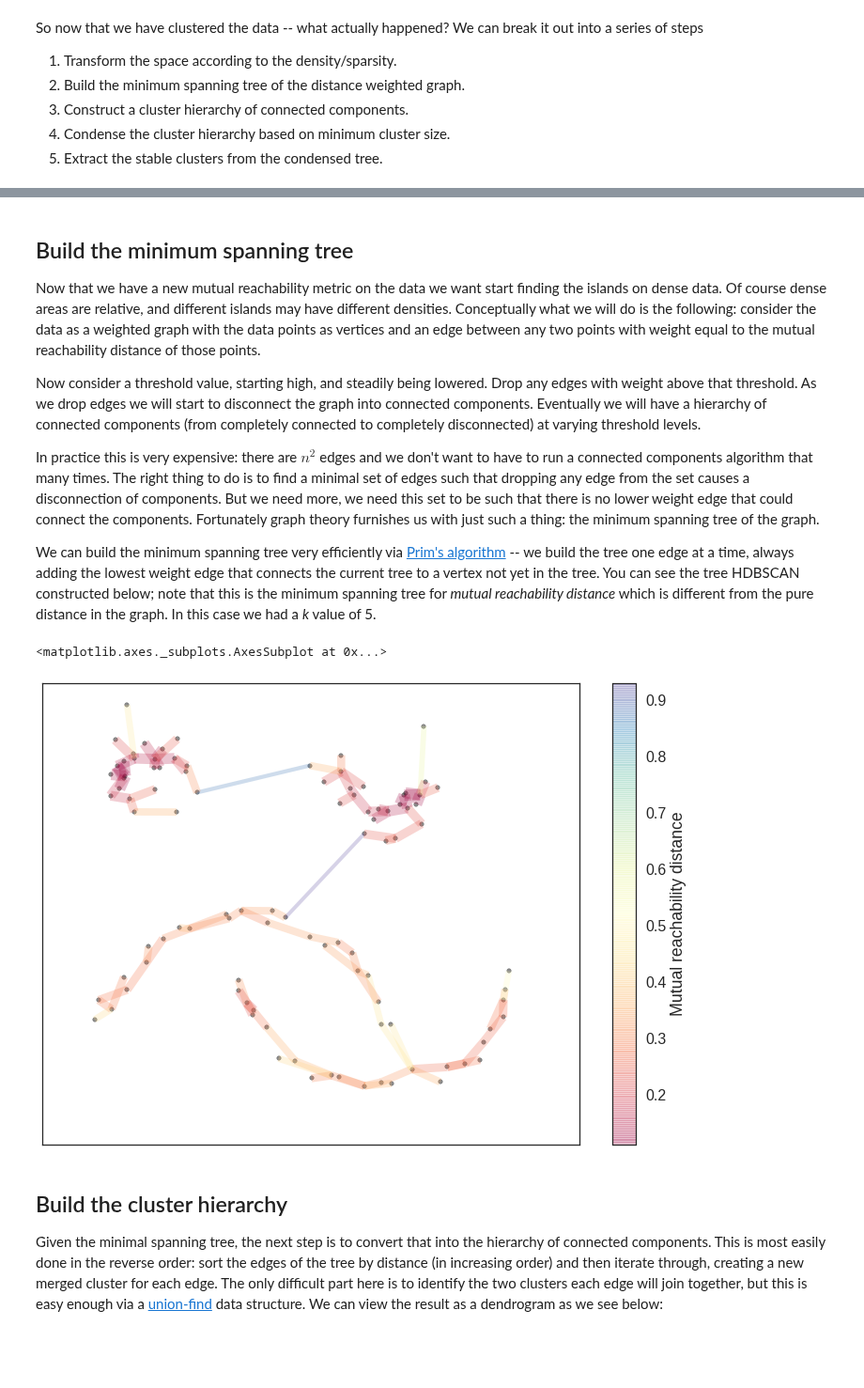
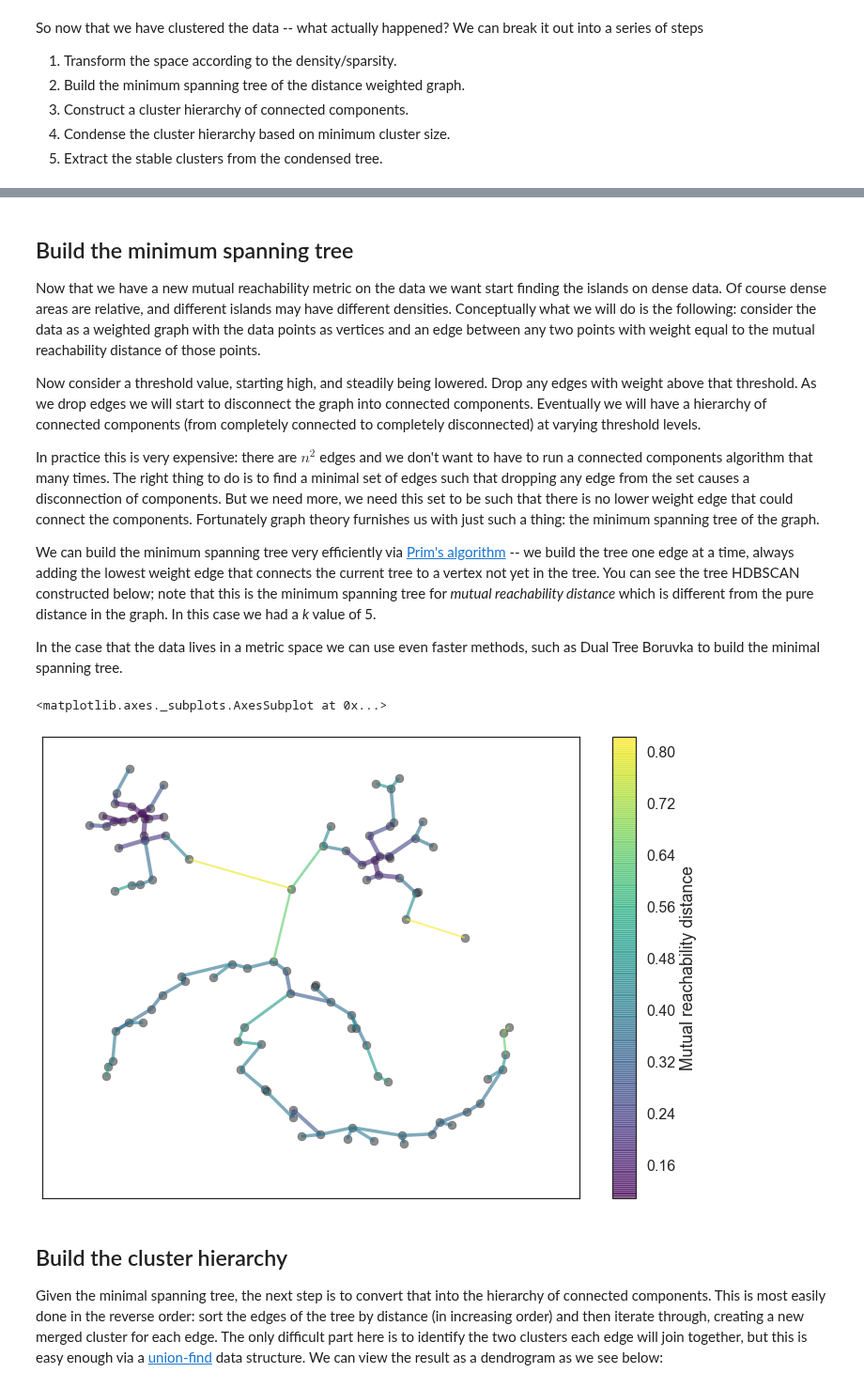
Before and after one commit to scikit-learn-contrib/hdbscan, a Jupyter notebook: notebooks/How HDBSCAN Works.ipynb, the cells around one changed output, grey strips where cells are left out. Shown at 94% size. Cells and saved outputs as stored; diff of their text form; code cells hidden in the pictures; blank space fills up the shorter version.

```diff
--- a/notebooks/How HDBSCAN Works.ipynb
+++ b/notebooks/How HDBSCAN Works.ipynb
@@ -88,11 +91,16 @@ Now consider a threshold value, starting high, and steadily being lowered. Drop
 In practice this is very expensive: there are $n^2$ edges and we don't want to have to run a connected components algorithm that many times. The right thing to do is to find a minimal set of edges such that dropping any edge from the set causes a disconnection of components. But we need more, we need this set to be such that there is no lower weight edge that could connect the components. Fortunately graph theory furnishes us with just such a thing: the minimum spanning tree of the graph.
 
 We can build the minimum spanning tree very efficiently via [Prim's algorithm](https://en.wikipedia.org/wiki/Prim%27s_algorithm) -- we build the tree one edge at a time, always adding the lowest weight edge that connects the current tree to a vertex not yet in the tree. You can see the tree HDBSCAN constructed below; note that this is the minimum spanning tree for *mutual reachability distance* which is different from the pure distance in the graph. In this case we had a *k* value of 5.
+
+In the case that the data lives in a metric space we can use even faster methods, such as Dual Tree Boruvka to build the minimal spanning tree.
 # %%
-clusterer.minimum_spanning_tree_.plot(edge_cmap='Spectral', edge_linewidth=4)
+clusterer.minimum_spanning_tree_.plot(edge_cmap='viridis',
+                                      edge_alpha=0.6,
+                                      node_size=80,
+                                      edge_linewidth=2)
 # %% [output]
 <matplotlib.axes._subplots.AxesSubplot at 0x...>
-[figure, old version]
+[figure, new version]
 # %% [markdown]
 ## Build the cluster hierarchy
 
```
Also changed, not shown: parts of 8 cells of this notebook.
